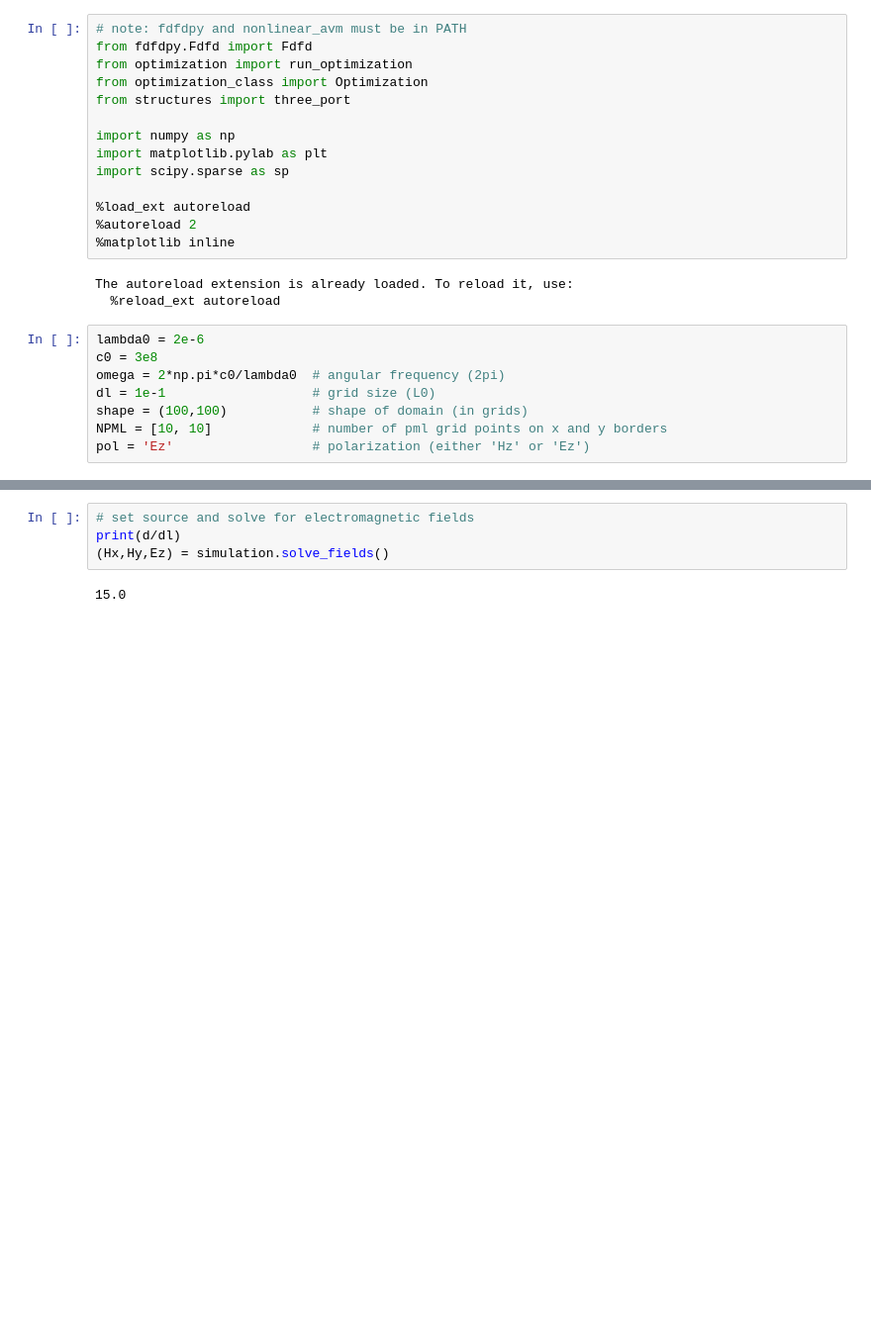
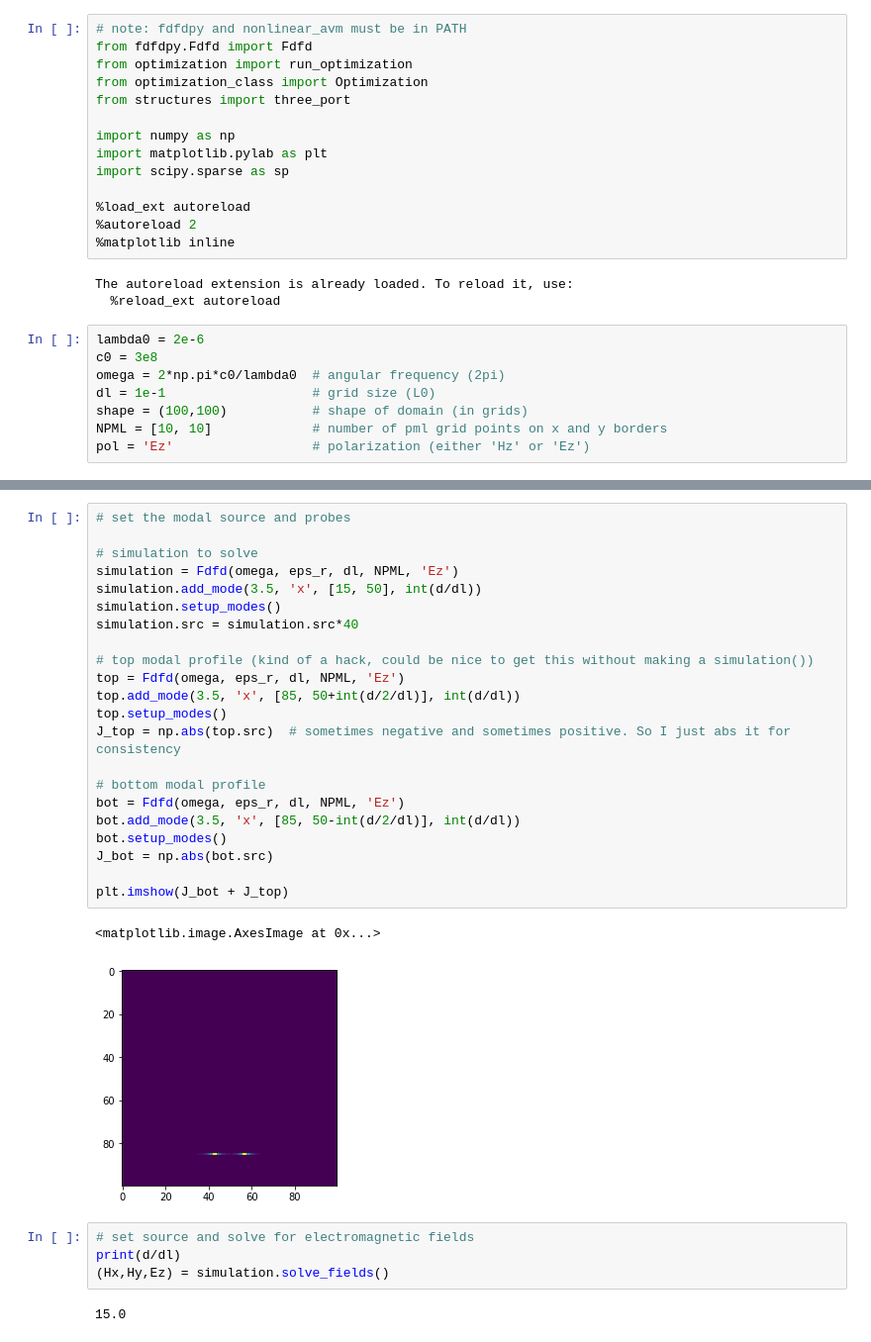
Before and after one commit to fancompute/angler, a Jupyter notebook: Notebooks/Three_Port.ipynb, the cells around one changed output, grey strips where cells are left out. Shown at 99% size. Saved outputs shown, nothing was run; the diff lists cells and outputs as text; blank space fills up the shorter version.

```diff
--- a/Notebooks/Three_Port.ipynb
+++ b/Notebooks/Three_Port.ipynb
@@ -46,3 +41,28 @@ simulation.setup_modes()
+# %%
+# set the modal source and probes
+
+# simulation to solve
+simulation = Fdfd(omega, eps_r, dl, NPML, 'Ez')
+simulation.add_mode(3.5, 'x', [15, 50], int(d/dl))
+simulation.setup_modes()
+simulation.src = simulation.src*40
+
+# top modal profile (kind of a hack, could be nice to get this without making a simulation())
+top = Fdfd(omega, eps_r, dl, NPML, 'Ez')
+top.add_mode(3.5, 'x', [85, 50+int(d/2/dl)], int(d/dl))
+top.setup_modes()
+J_top = np.abs(top.src)  # sometimes negative and sometimes positive. So I just abs it for consistency
+
+# bottom modal profile
+bot = Fdfd(omega, eps_r, dl, NPML, 'Ez')
+bot.add_mode(3.5, 'x', [85, 50-int(d/2/dl)], int(d/dl))
+bot.setup_modes()
+J_bot = np.abs(bot.src)
+
+plt.imshow(J_bot + J_top)
+# %% [output]
+<matplotlib.image.AxesImage at 0x...>
+[figure, added]
 # %%
 # set source and solve for electromagnetic fields
 print(d/dl)
```
Also changed, not shown: parts of 17 cells of this notebook, 1 other file.
